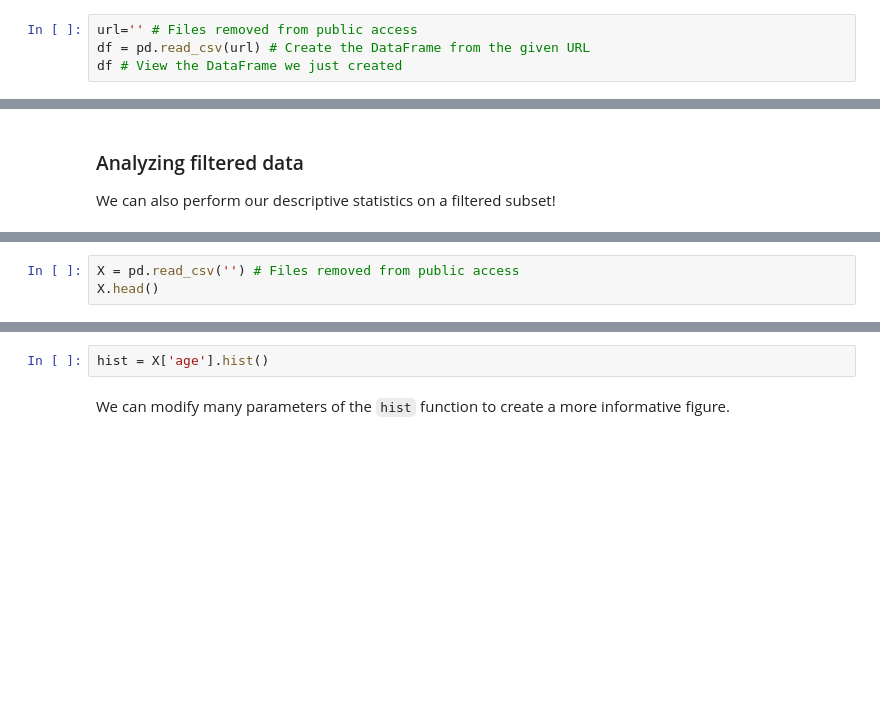
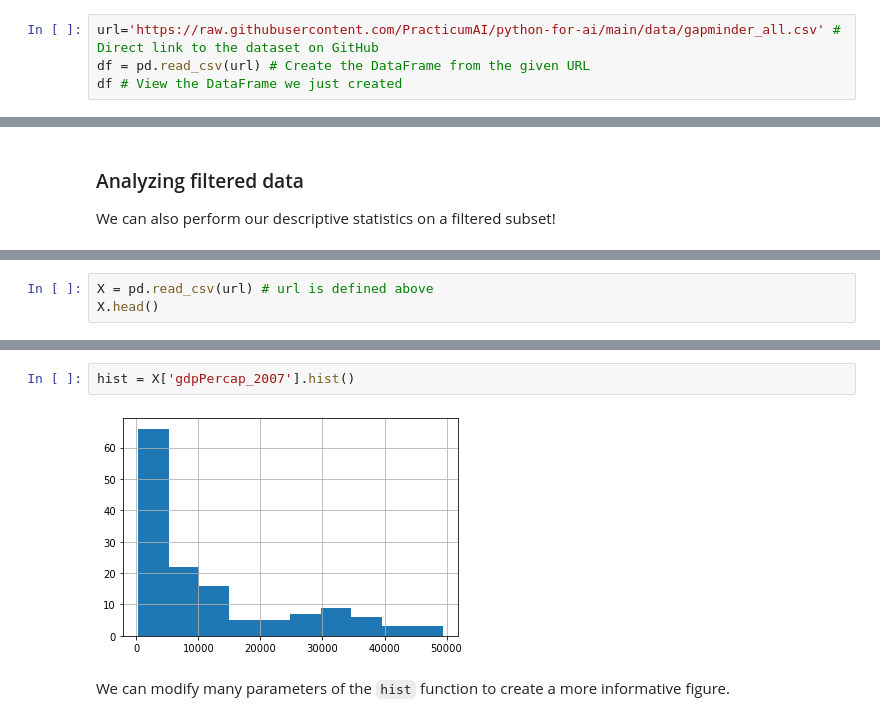
Before and after one commit to PracticumAI/python-for-ai, a Jupyter notebook: 02_data_analysis_pandas.ipynb, the cells around one changed output, grey strips where cells are left out. Cells and saved outputs as stored; diff of their text form; blank space fills up the shorter version.

```diff
--- a/02_data_analysis_pandas.ipynb
+++ b/02_data_analysis_pandas.ipynb
@@ -116,4 +176,4 @@ The main input argument to `read_csv` function can be a local filename, or a rem
 # %%
-url='' # Files removed from public access
+url='https://raw.githubusercontent.com/PracticumAI/python-for-ai/main/data/gapminder_all.csv' # Direct link to the dataset on GitHub
 df = pd.read_csv(url) # Create the DataFrame from the given URL
 df # View the DataFrame we just created
@@ -362,3 +569,3 @@ Let's see the data! This time, we'll be loading our dataset into a DataFrame var
 # %%
-X = pd.read_csv('') # Files removed from public access
+X = pd.read_csv(url) # url is defined above
 X.head()
@@ -368,5 +583,7 @@ Let's visually examine the distribution of patient age with the pandas `hist` (h
 # %%
-hist = X['age'].hist()
+hist = X['gdpPercap_2007'].hist()
+# %% [output]
+[figure, added]
 # %% [markdown]
 We can modify many parameters of the `hist` function to create a more informative figure.
 # %%
```
Also changed, not shown: parts of 70 cells of this notebook.
